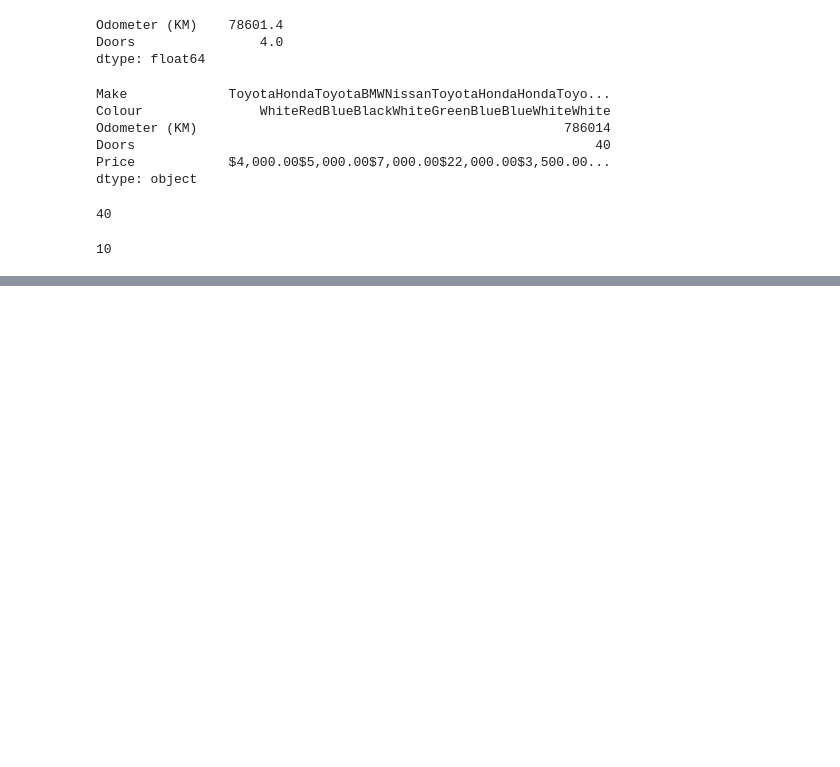
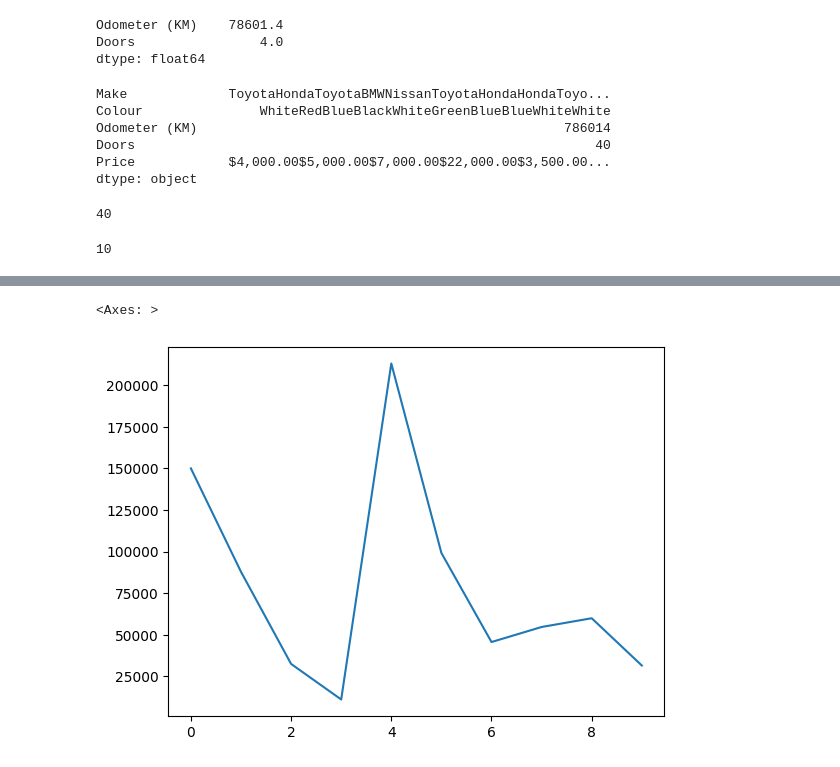
Before and after one commit to gnigam87/ML, a Jupyter notebook: NumpyPandasMatplotlib/PandasPractice.ipynb, the cells around one changed output, grey strips where cells are left out. Cells and saved outputs as stored; diff of their text form; code cells hidden in the pictures; blank space fills up the shorter version.

```diff
--- a/NumpyPandasMatplotlib/PandasPractice.ipynb
+++ b/NumpyPandasMatplotlib/PandasPractice.ipynb
@@ -140,0 +354,5 @@ len(car_sales)
+# %%
+car_sales["Odometer (KM)"].plot() # Uses matplotlib
+# %% [output]
+<Axes: >
+[figure, added]
```
Also changed, not shown: parts of 34 cells of this notebook.
